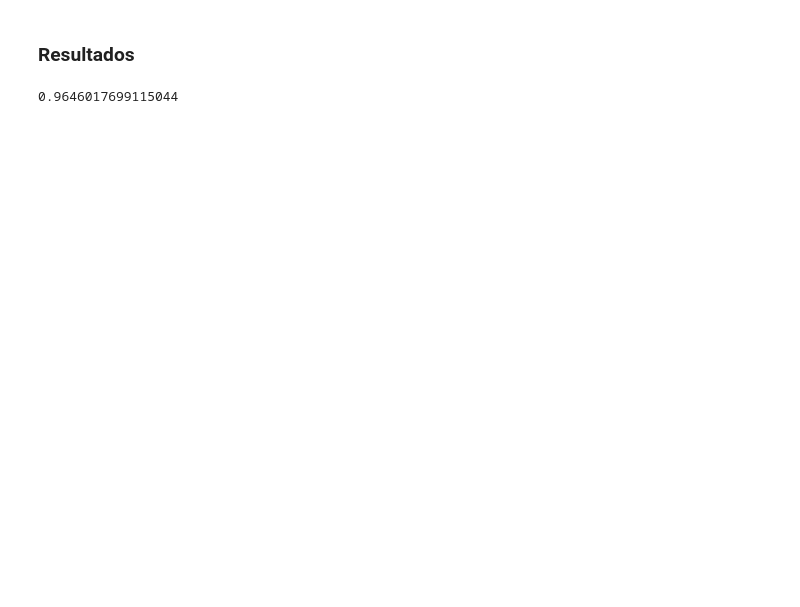
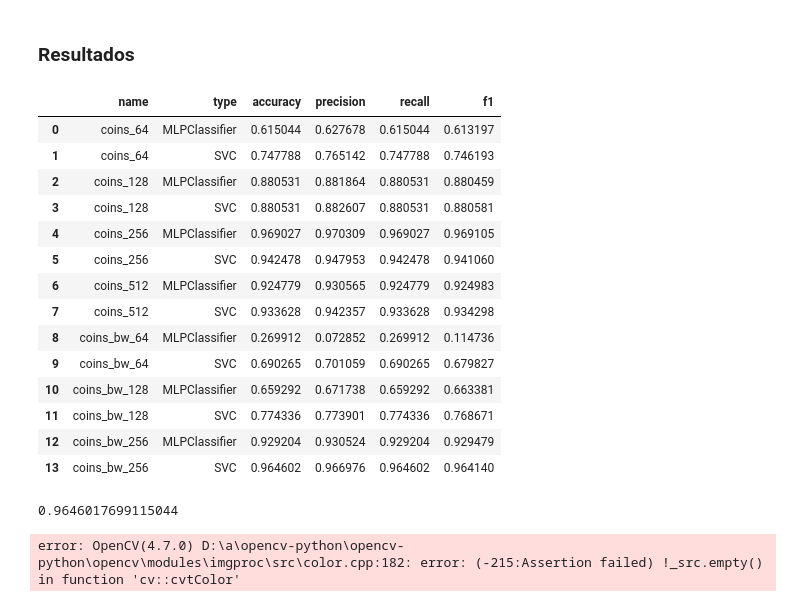
Before and after one commit to cristianomm/PUCRS, a Jupyter notebook: 2023-01/98721-04 - Introdução à Visão Computacional/Trabalhos/T1/T1_model.ipynb, the cells around one changed output. Saved outputs shown, nothing was run; the diff lists cells and outputs as text; code cells hidden in the pictures; blank space fills up the shorter version.

```diff
--- a/2023-01/98721-04 - Introdução à Visão Computacional/Trabalhos/T1/T1_model.ipynb
+++ b/2023-01/98721-04 - Introdução à Visão Computacional/Trabalhos/T1/T1_model.ipynb
@@ -242,3 +398,22 @@ detect_coins(image, classifier, image_processor)
+# %%
+#medidas de avaliação dos classificadores conforme o tipo e tamanho de imagem
+results
+# %% [output]
+|  | name | type | accuracy | precision | recall | f1 |
+| 0 | coins_64 | MLPClassifier | 0.615044 | 0.627678 | 0.615044 | 0.613197 |
+| 1 | coins_64 | SVC | 0.747788 | 0.765142 | 0.747788 | 0.746193 |
+| 2 | coins_128 | MLPClassifier | 0.880531 | 0.881864 | 0.880531 | 0.880459 |
+| 3 | coins_128 | SVC | 0.880531 | 0.882607 | 0.880531 | 0.880581 |
+| 4 | coins_256 | MLPClassifier | 0.969027 | 0.970309 | 0.969027 | 0.969105 |
+| 5 | coins_256 | SVC | 0.942478 | 0.947953 | 0.942478 | 0.941060 |
+| 6 | coins_512 | MLPClassifier | 0.924779 | 0.930565 | 0.924779 | 0.924983 |
+| 7 | coins_512 | SVC | 0.933628 | 0.942357 | 0.933628 | 0.934298 |
+| 8 | coins_bw_64 | MLPClassifier | 0.269912 | 0.072852 | 0.269912 | 0.114736 |
+| 9 | coins_bw_64 | SVC | 0.690265 | 0.701059 | 0.690265 | 0.679827 |
+| 10 | coins_bw_128 | MLPClassifier | 0.659292 | 0.671738 | 0.659292 | 0.663381 |
+| 11 | coins_bw_128 | SVC | 0.774336 | 0.773901 | 0.774336 | 0.768671 |
+| 12 | coins_bw_256 | MLPClassifier | 0.929204 | 0.930524 | 0.929204 | 0.929479 |
+| 13 | coins_bw_256 | SVC | 0.964602 | 0.966976 | 0.964602 | 0.964140 |
 # %%
 # Cria o classificador MLP.
 # A lista [64, 64] define duas camadas ocultas com 64 neurônios cada.
@@ -259,0 +429,9 @@ detect_coins(image, mlp, coinsData_256.imageProcessor)
+# %%
+model = models['coinsData_256']
+
+clf = model.classifierMLP
+image = cv2.imread('coin_images/test/test_3.jpeg')
+
+model.imageProcessor.detect_coins(image, clf)
+# %% [output]
+error: OpenCV(4.7.0) D:\a\opencv-python\opencv-python\opencv\modules\imgproc\src\color.cpp:182: error: (-215:Assertion failed) !_src.empty() in function 'cv::cvtColor'
```
Also changed, not shown: parts of 9 cells of this notebook, 2 other files.
